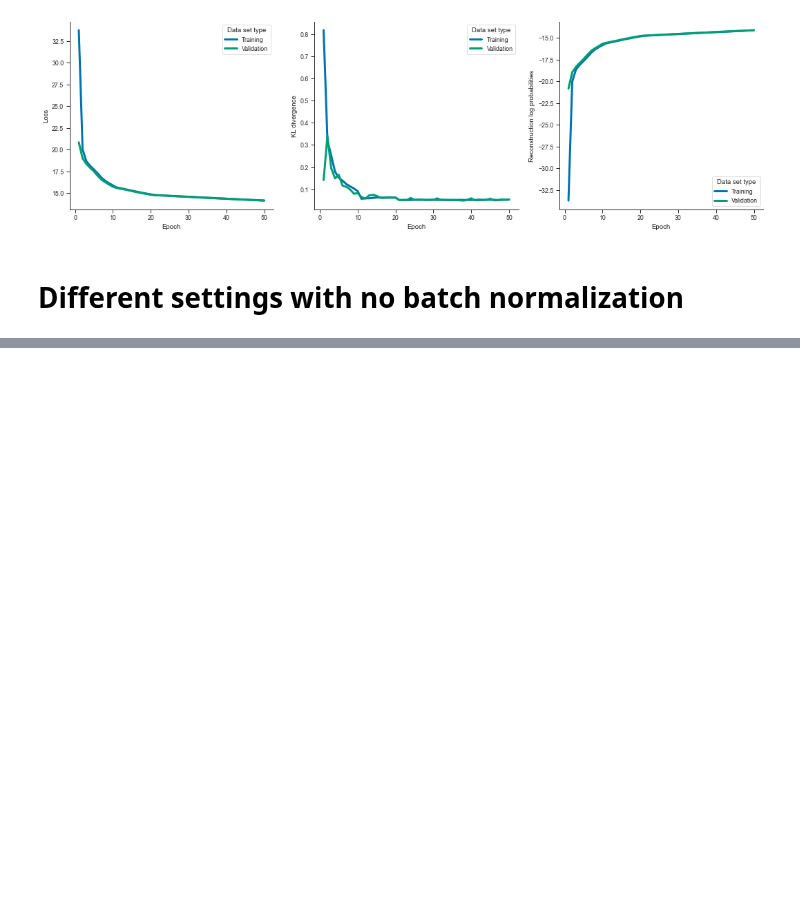
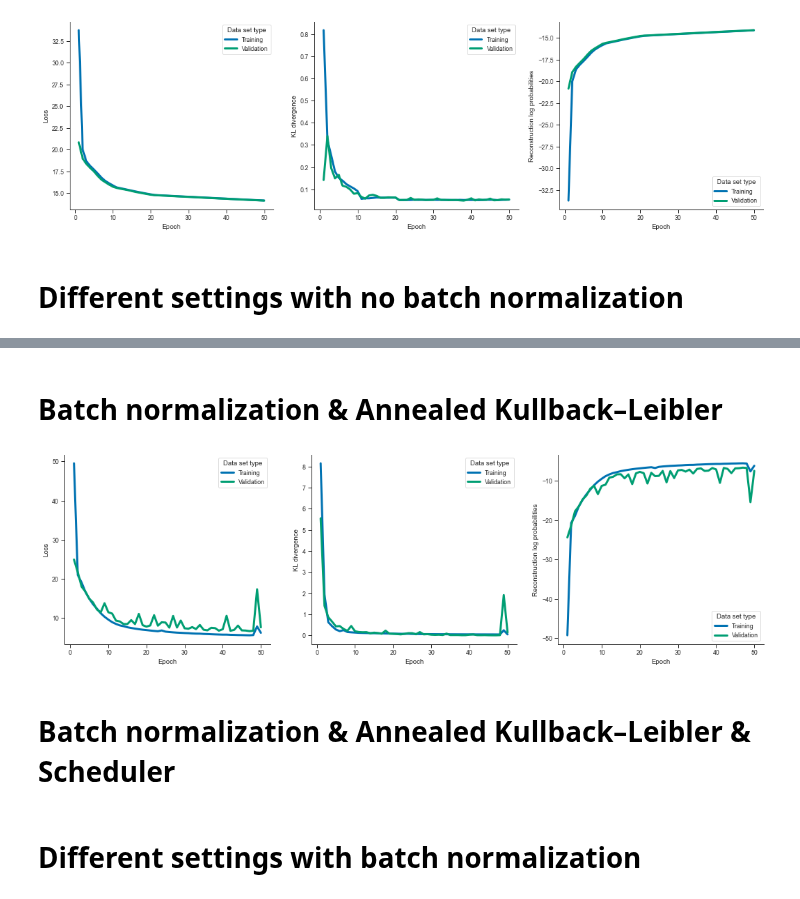
Before and after one commit to ThordurPall/vessel-trajectory-anomaly-detection, a Jupyter notebook: notebooks/Model Training/Explore Training & Validation Curves.ipynb, the cells around one changed output, grey strips where cells are left out. Saved outputs shown, nothing was run; the diff lists cells and outputs as text; code cells hidden in the pictures; blank space fills up the shorter version.

```diff
--- a/notebooks/Model Training/Explore Training & Validation Curves.ipynb
+++ b/notebooks/Model Training/Explore Training & Validation Curves.ipynb
@@ -139,0 +153,9 @@ plot_curves(df[df["Data set type"] == "Validation"], hue, hue_order, title="Vali
+# %% [markdown]
+#  Batch normalization & Annealed Kullback–Leibler
+# %%
+df_batch_norm_annealing = curves_df("Batch_Norm_Annealing", data_processed, batch_norm=True, kl_annealing=True)
+plot_curves(df_batch_norm_annealing)
+# %% [output]
+[figure, added]
+# %% [markdown]
+#  Batch normalization & Annealed Kullback–Leibler & Scheduler
@@ -139,0 +166,2 @@ plot_curves(df[df["Data set type"] == "Validation"], hue, hue_order, title="Vali
+# %% [markdown]
+# Different settings with batch normalization
```
Also changed, not shown: parts of 14 cells of this notebook.
